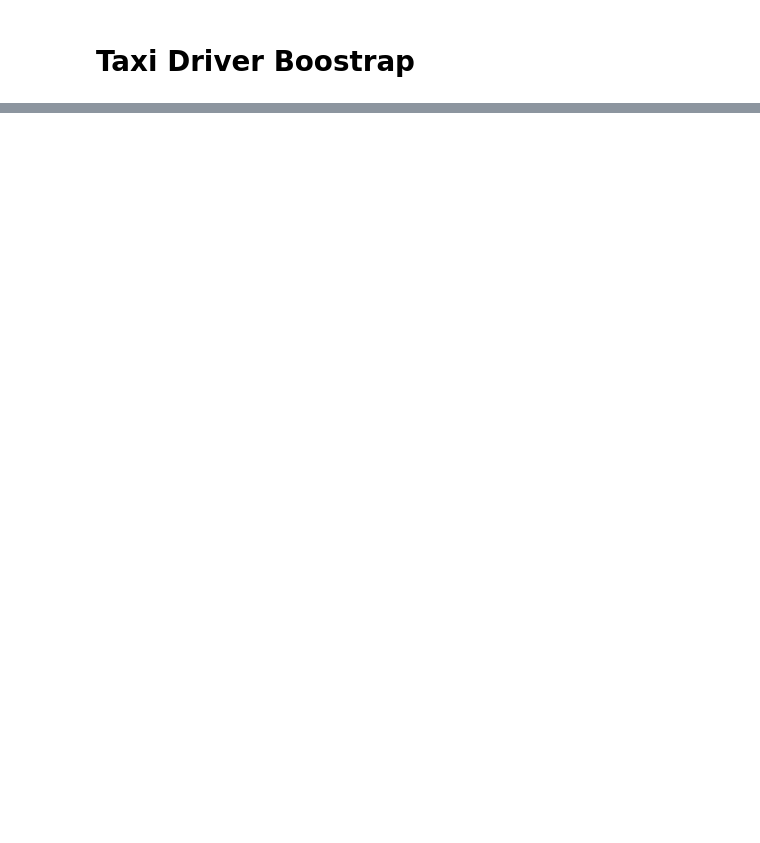
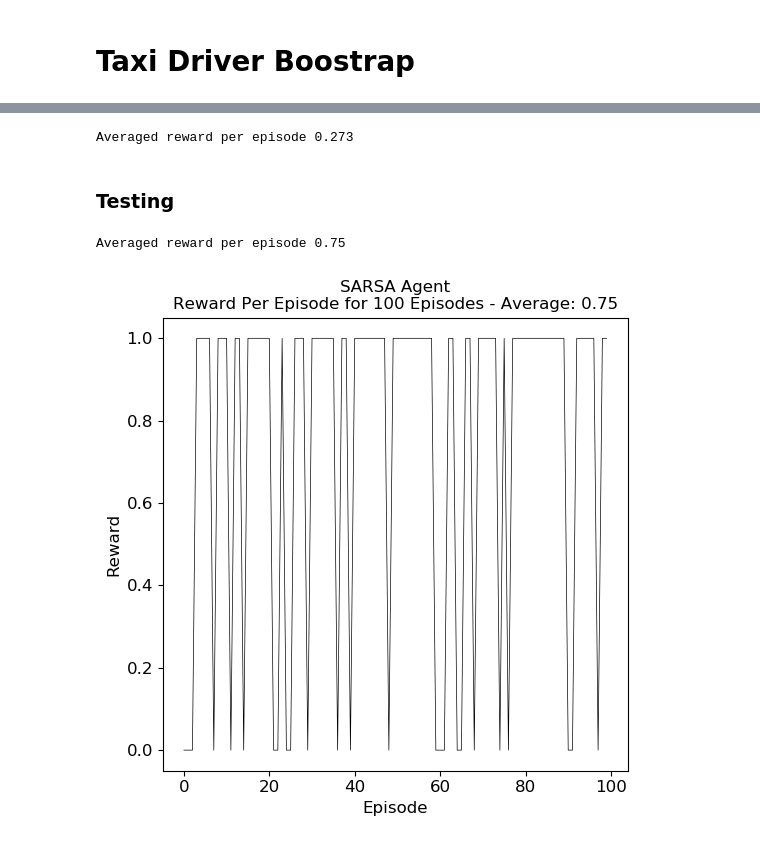
Before and after one commit to iry47/taxi_driver, a Jupyter notebook: docs/bootstrap/ryan_bootstrap.ipynb, the cells around one changed output, grey strips where cells are left out. Cells and saved outputs as stored; diff of their text form; code cells hidden in the pictures; blank space fills up the shorter version.

Commit message:
bootstrap - adding SARSA

```diff
--- a/docs/bootstrap/ryan_bootstrap.ipynb
+++ b/docs/bootstrap/ryan_bootstrap.ipynb
@@ -42,0 +289,9 @@ Episode finished after 21 timesteps
+# %%
+# experiment settings
+alpha = 0.1 # learning rate
+gamma = 0.9 # discount factor
+epsilon=0.5 # exploration parameter
+n_episodes = 1000 # number of training episodes
+# %%
+# training
+Q, reward_array = sarsa(alpha, gamma, epsilon, n_episodes)
@@ -42,0 +310,8 @@ Episode finished after 21 timesteps
+# %%
+# averaged reward per episode
+avg_reward = round(np.mean(reward_array), 4)
+print('Averaged reward per episode {}'.format(avg_reward))
+# %% [output]
+Averaged reward per episode 0.273
+# %% [markdown]
+### Testing
@@ -42,0 +344,24 @@ Episode finished after 21 timesteps
+# %%
+# experiment settings
+n_episodes = 100 # number of testing episodes
+reward_array = eva(Q, n_episodes)
+# %%
+# averaged reward per episode
+avg_reward = round(np.mean(reward_array), 4)
+print('Averaged reward per episode {}'.format(avg_reward))
+# %% [output]
+Averaged reward per episode 0.75
+# %%
+# show reward per episode
+plt.subplots(figsize = (6, 6), dpi=100)
+plt.plot(reward_array, color='black', linewidth=0.5)
+plt.ylabel('Reward', fontsize=12)
+plt.xlabel('Episode', fontsize=12)
+plt.xticks(fontsize=12)
+plt.yticks(fontsize=12)
+plt.title('SARSA Agent\nReward Per Episode for {} Episodes - Average: {:.2f}'.format(n_episodes, avg_reward),
+          fontsize=12)
+# plt.savefig(RESULT_IMG_PATH.format(1), dpi=100, bbox_inches='tight')
+plt.show()
+# %% [output]
+[figure, added]
```
Also changed, not shown: parts of 20 cells of this notebook.
